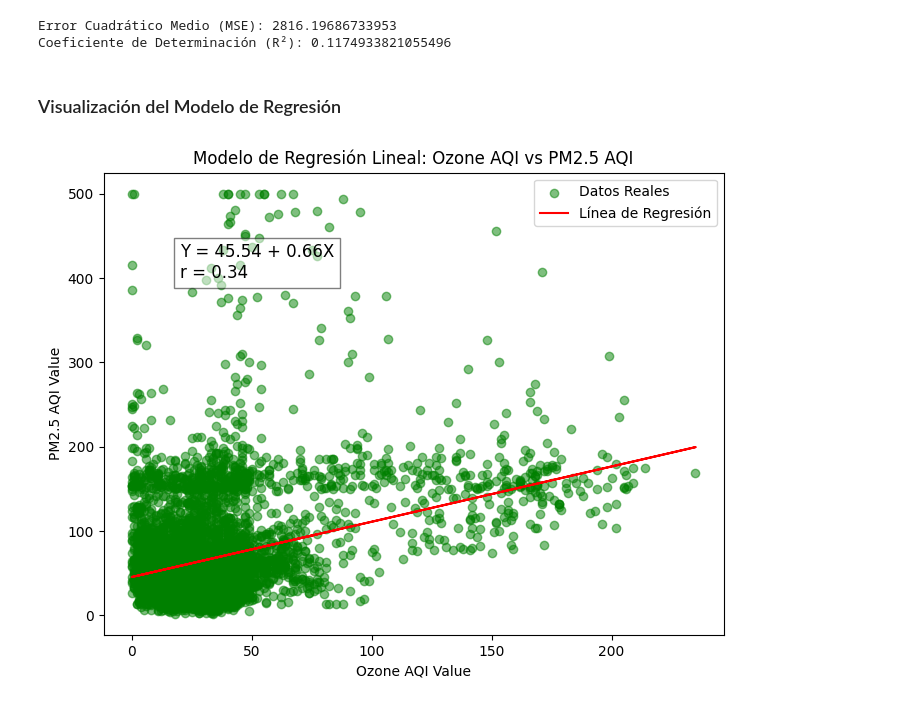
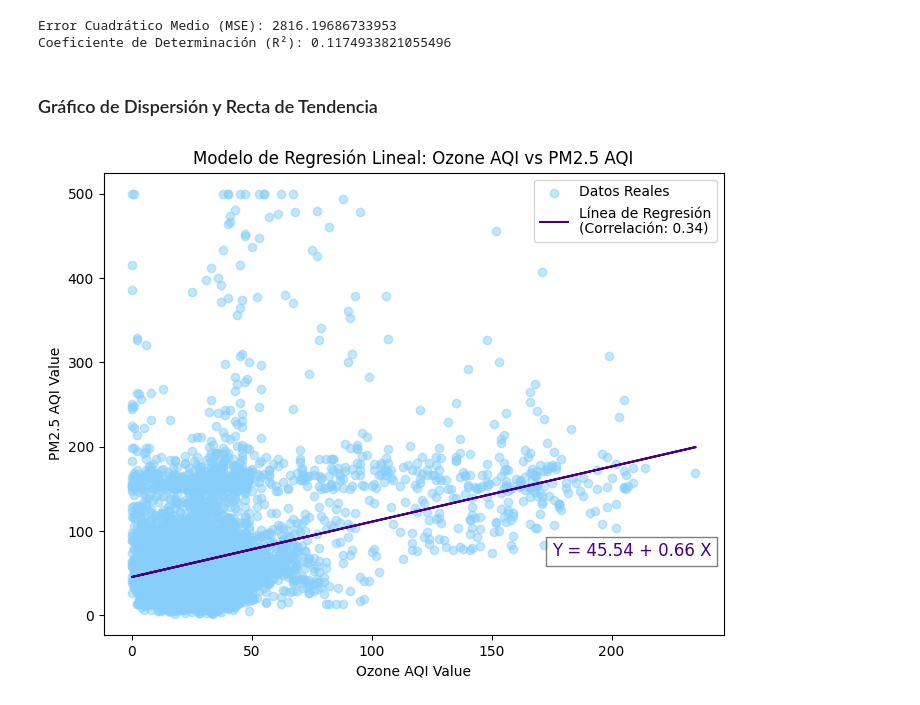
Before and after one commit to Vikktor93/global-air-pollution-linear-regression, a Jupyter notebook: notebooks/003_Regresion_Lineal.ipynb, the cells around one changed output. Cells and saved outputs as stored; diff of their text form; code cells hidden in the pictures.

```diff
--- a/notebooks/003_Regresion_Lineal.ipynb
+++ b/notebooks/003_Regresion_Lineal.ipynb
@@ -100,23 +136,23 @@ print(f"Coeficiente de Determinación (R²): {r2}")
 # %% [output]
 Error Cuadrático Medio (MSE): 2816.19686733953
 Coeficiente de Determinación (R²): 0.1174933821055496
-# %% [markdown]
-### Visualización del Modelo de Regresión
+# %% [markdown]
+### Gráfico de Dispersión y Recta de Tendencia
 # %%
 # Gráfico de dispersión con la línea de regresión
 plt.figure(figsize=(8, 6))
-plt.scatter(X_test, Y_test, color='green', alpha=0.5, label='Datos Reales')
-plt.plot(X_test, Y_pred, color='red', label='Línea de Regresión')
+plt.scatter(X_test, Y_test, color='lightskyblue', alpha=0.5, label='Datos Reales')
+plt.plot(X_test, Y_pred, color='indigo', label=f'Línea de Regresión\n(Correlación: {r:.2f})')
 
-# Mostrar la ecuación y el valor de r en el gráfico
-equation_text = f"Y = {interseccion:.2f} + {pendiente:.2f}X\nr = {r:.2f}"
-plt.text(20, 400, equation_text, fontsize=12, color='black', bbox=dict(facecolor='white', alpha=0.5))
+equation_text = f"Y = {interseccion:.2f} + {pendiente:.2f} X"
+plt.text(175, 70, equation_text, fontsize=12, color='indigo', bbox=dict(facecolor='white', alpha=0.5))
 
-# Personalizar el gráfico
 plt.title('Modelo de Regresión Lineal: Ozone AQI vs PM2.5 AQI')
 plt.xlabel('Ozone AQI Value')
 plt.ylabel('PM2.5 AQI Value')
-plt.legend()
+
+# Actualización de la leyenda
+plt.legend(loc='best')
 plt.show()
 # %% [output]
-[figure, old version]
+[figure, new version]
```
Also changed, not shown: parts of 12 cells of this notebook.
